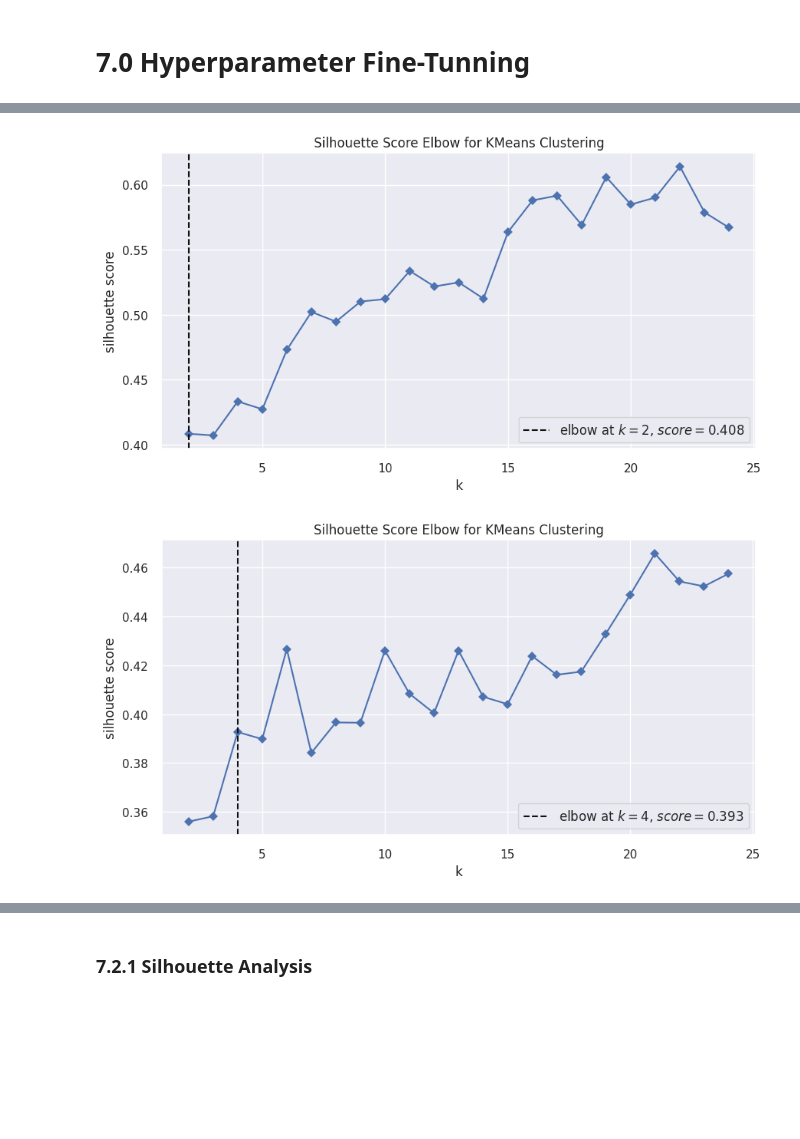
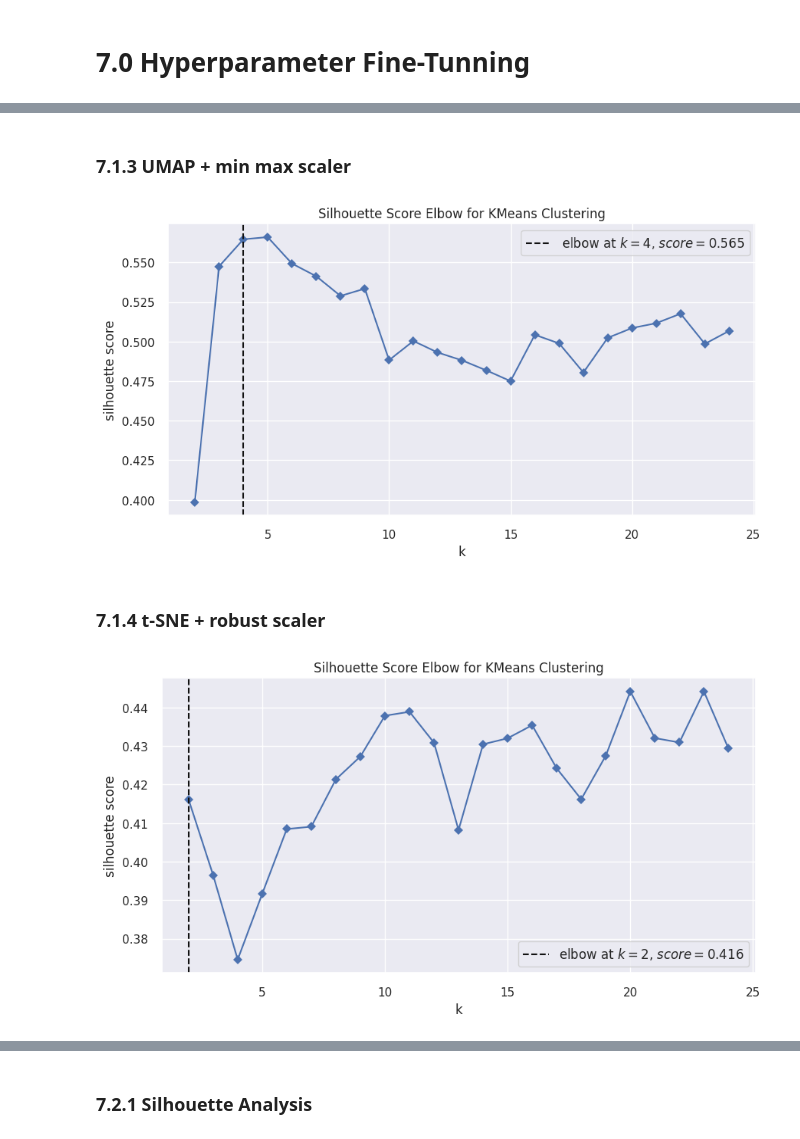
Before and after one commit to Eduardo-95-DS/Insiders-clustering, a Jupyter notebook: notebooks/look_4-ear-metrics.ipynb, the cells around one changed output, grey strips where cells are left out. Cells and saved outputs as stored; diff of their text form; code cells hidden in the pictures; blank space fills up the shorter version.

```diff
--- a/notebooks/look_4-ear-metrics.ipynb
+++ b/notebooks/look_4-ear-metrics.ipynb
@@ -488,9 +488,6 @@ df2 = df2.drop(columns='description', axis=1)
 # country
 # df2 = df2[~df2['country'].isin(['Unspecified'])]
 
-# bad users
-df2=df2[~df2['customer_id'].isin([12346, 16446])]
-
 # quantity
 df2_returns = df2.loc[df1['quantity'] < 0]
 
@@ -848,6 +846,9 @@ df4[df4['avg_basket_size'] == 74215]
 # %% [output]
 |  | customer_id | gross_revenue | avg_ticket | recency_days | frequency | total_invoices | items_qtt | ... |
 | 1391 | 12346 | 77183.6 | 77183.6 | 325.0 | 1.0 | 1.0 | 74215.0 | ... |
+# %%
+# bad users
+df4=df4[~df4['customer_id'].isin([12346, 16446])]
 # %% [markdown]
 ## 4.2 Bivariate analysis
 # %%
@@ -857,7 +858,7 @@ df4[df4['avg_basket_size'] == 74215]
 # %% [markdown]
 ### 4.3.1 Transformations
 # %%
-X1 = df42.copy()
+X1 = df4.drop(columns=['customer_id'], axis=1).copy()
 
 ssgross = pp.RobustScaler()
 ssavg = pp.RobustScaler()
@@ -884,7 +885,7 @@ X1['avg_unique_basket_size'] = ssubasket.fit_transform(X1[['avg_unique_basket_si
 X1['returns_qtt'] = ssreturns.fit_transform(X1[['returns_qtt']])
 
 
-X2 = df42.copy()
+X2 = df4.drop(columns=['customer_id'], axis=1).copy()
 
 ssgross = pp.MinMaxScaler()
 ssavg = pp.MinMaxScaler()
@@ -911,7 +912,7 @@ X2['avg_unique_basket_size'] = ssubasket.fit_transform(X2[['avg_unique_basket_si
 X2['returns_qtt'] = ssreturns.fit_transform(X2[['returns_qtt']])
 
 
-X3 = df42.copy()
+X3 = df4.drop(columns=['customer_id'], axis=1).copy()
 
 ssgross = pp.StandardScaler()
 ssavg = pp.StandardScaler()
@@ -1446,14 +1406,13 @@ df52['returns_qtt'] = ssreturns.fit_transform(df52[['returns_qtt']])
 # %% [markdown]
 # 7.0 Hyperparameter Fine-Tunning
 # %%
-X11=df51.copy()
-X22=df52.copy()
-X1=df_umap_rs.copy()
-X2=df_umap_mms.copy()
-X3=df_tsne_rs.copy()
-X4=df_tsne_mms.copy()
-X5=df_umap_tree.copy()
-X6=df_tsne_tree.copy()
+X1=df51.copy()
+X2=df_umap_rs.copy()
+X3=df_umap_mms.copy()
+X4=df_tsne_rs.copy()
+X5=df_tsne_mms.copy()
+X6=df_umap_tree.copy()
+X7=df_tsne_tree.copy()
 
-clusters = np.arange( 2, 25, 1)
+clusters = np.arange(2, 25, 1)
 # %% [markdown]
@@ -1481,17 +1440,21 @@ kmeans.show();
+# %% [markdown]
+### 7.1.3 UMAP + min max scaler
 # %%
 rcParams['figure.figsize'] = 10,5
 
 kmeans = KElbowVisualizer(c.KMeans(n_init='auto'), k=clusters, metric='silhouette', timings=False)
-kmeans.fit(X1)
+kmeans.fit(X3)
 kmeans.show();
 # %% [output]
-[figure, old version]
+[figure, new version]
+# %% [markdown]
+### 7.1.4 t-SNE + robust scaler
 # %%
 rcParams['figure.figsize'] = 10,5
 
 
 kmeans = KElbowVisualizer(c.KMeans(n_init='auto'), k=clusters, metric='silhouette', timings=False)
-kmeans.fit(X2)
+kmeans.fit(X4)
 kmeans.show();
 # %% [output]
-[figure, old version]
+[figure, new version]
```
Also changed, not shown: parts of 45 cells of this notebook.
